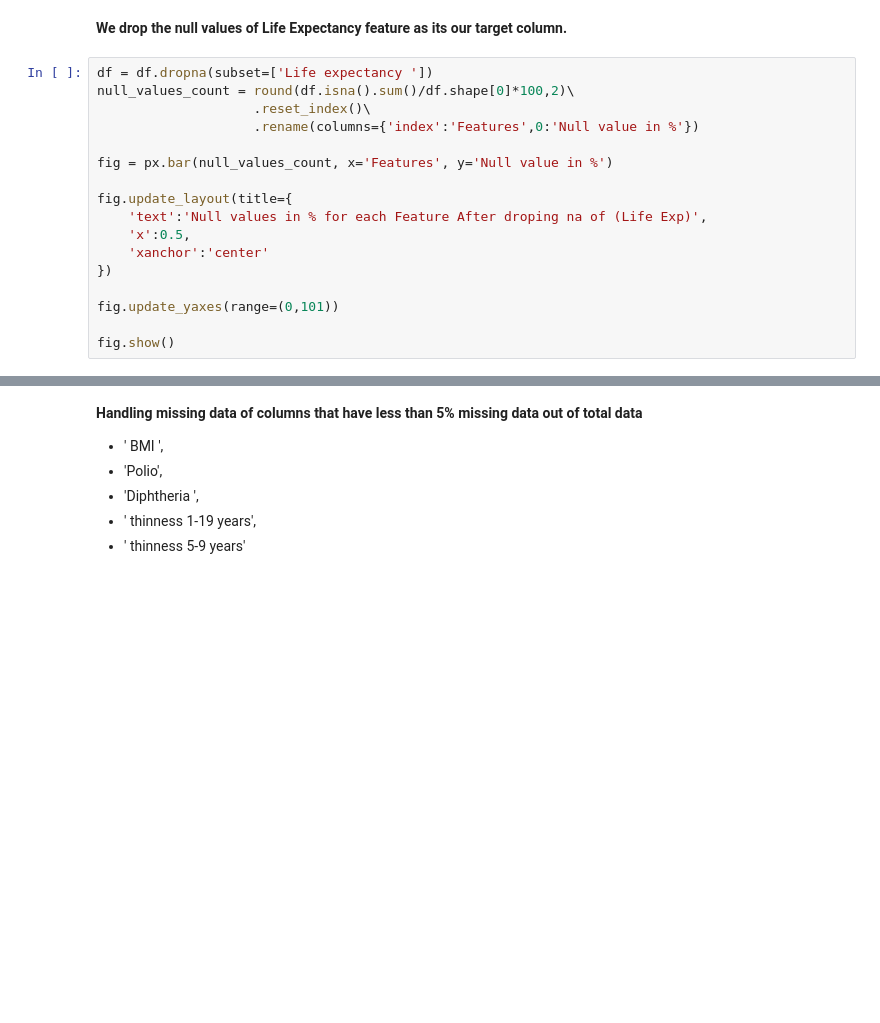
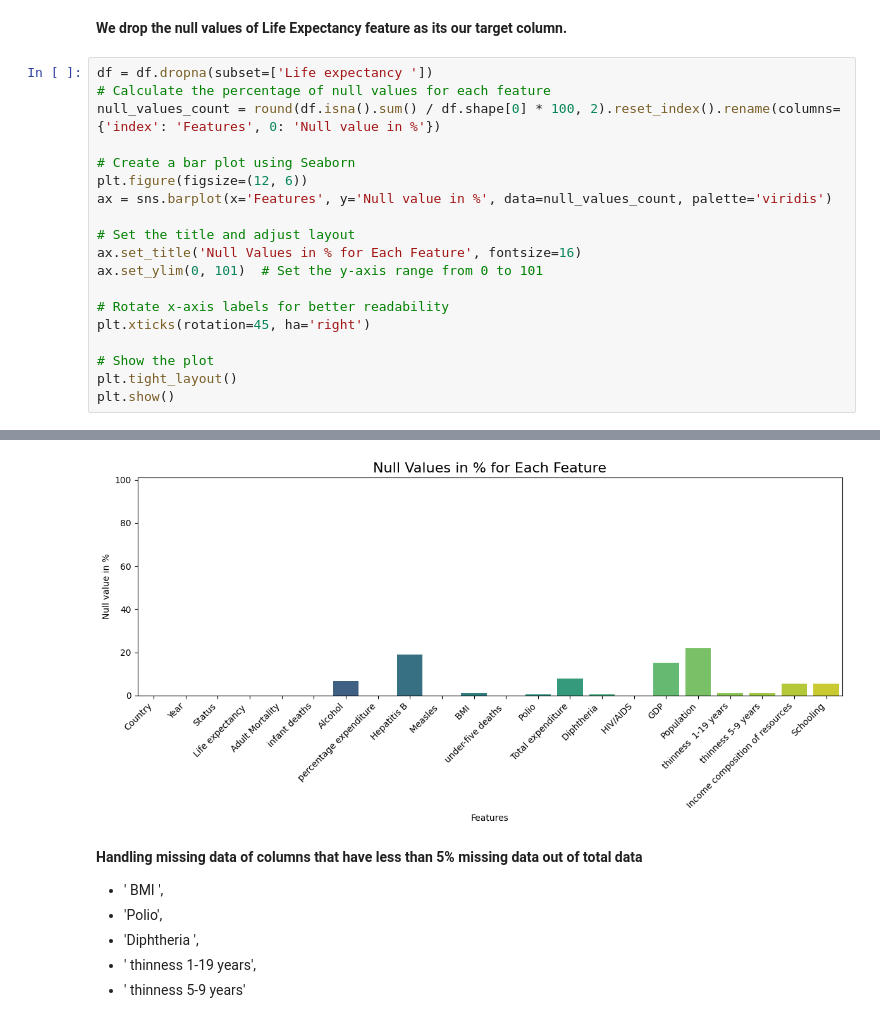
Before and after one commit to SarkarPriyanshu/LifeExpectancy, a Jupyter notebook: Life_Expectancy.ipynb, the cells around one changed output, grey strips where cells are left out. Cells and saved outputs as stored; diff of their text form; blank space fills up the shorter version.

```diff
--- a/Life_Expectancy.ipynb
+++ b/Life_Expectancy.ipynb
@@ -134,19 +134,21 @@ fig.show()
 **We drop the null values of Life Expectancy feature as its our target column.**
 # %%
 df = df.dropna(subset=['Life expectancy '])
-null_values_count = round(df.isna().sum()/df.shape[0]*100,2)\
-                    .reset_index()\
-                    .rename(columns={'index':'Features',0:'Null value in %'})
+# Calculate the percentage of null values for each feature
+null_values_count = round(df.isna().sum() / df.shape[0] * 100, 2).reset_index().rename(columns={'index': 'Features', 0: 'Null value in %'})
 
-fig = px.bar(null_values_count, x='Features', y='Null value in %')
+# Create a bar plot using Seaborn
+plt.figure(figsize=(12, 6))
+ax = sns.barplot(x='Features', y='Null value in %', data=null_values_count, palette='viridis')
 
-fig.update_layout(title={
-    'text':'Null values in % for each Feature After droping na of (Life Exp)',
-    'x':0.5,
-    'xanchor':'center'
-})
+# Set the title and adjust layout
+ax.set_title('Null Values in % for Each Feature', fontsize=16)
+ax.set_ylim(0, 101)  # Set the y-axis range from 0 to 101
 
-fig.update_yaxes(range=(0,101))
+# Rotate x-axis labels for better readability
+plt.xticks(rotation=45, ha='right')
 
-fig.show()
+# Show the plot
+plt.tight_layout()
+plt.show()
 # %% [output]
@@ -154,3 +155,4 @@ fig.show()
+[figure, added]
 # %% [markdown]
 **Handling missing data of columns that have less than 5% missing data out of total data**
 - ' BMI ',
```
Also changed, not shown: parts of 22 cells of this notebook.
